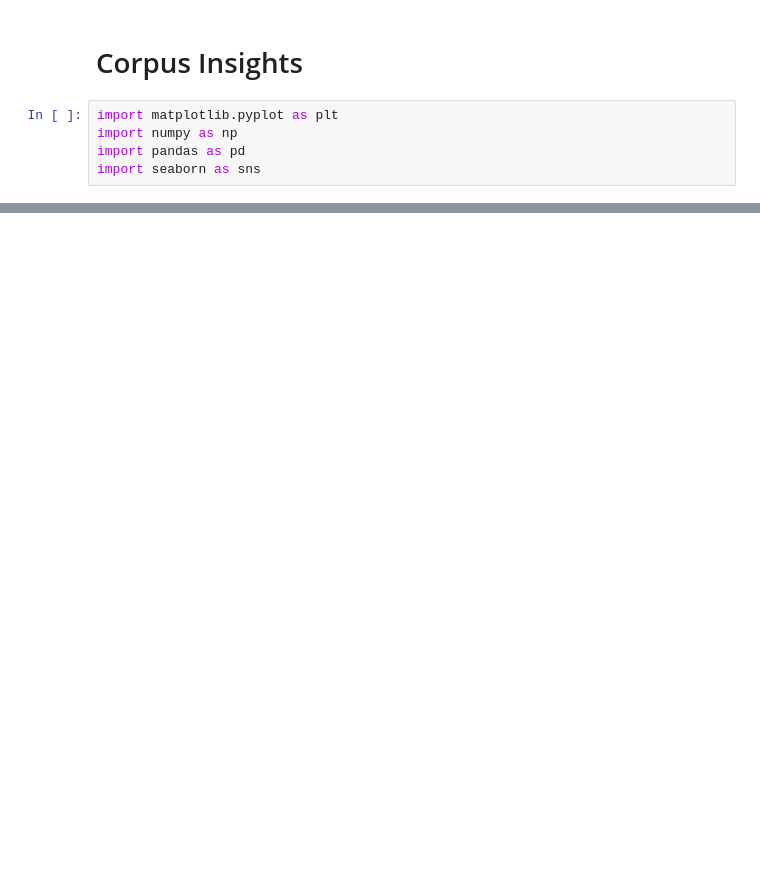
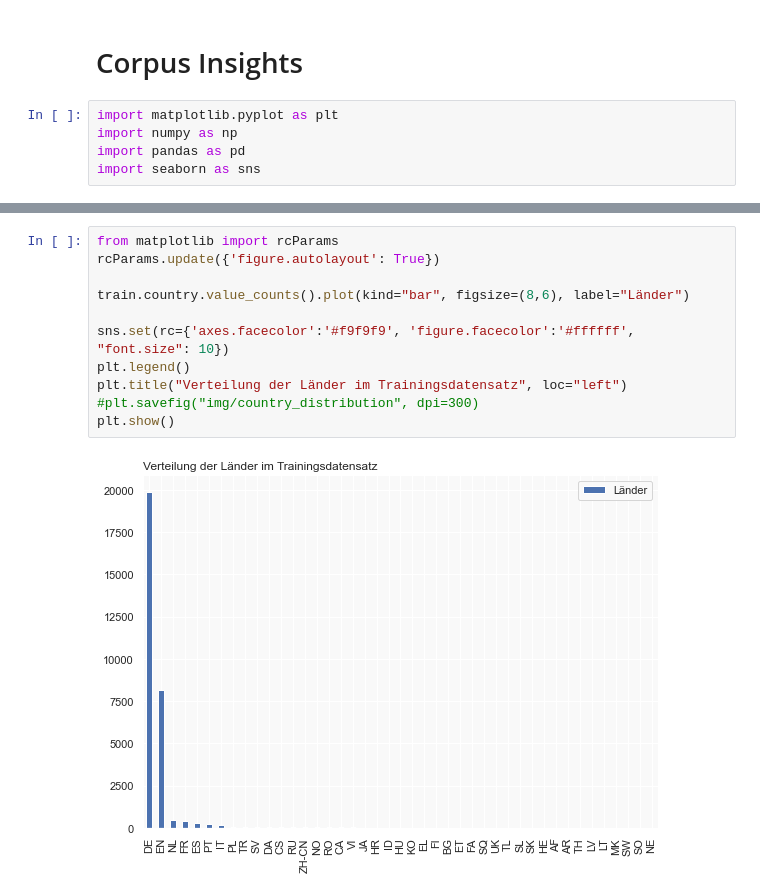
Before and after one commit to realjanpaulus/industryhtml, a Jupyter notebook: notebooks/corpus_insights.ipynb, the cells around one changed output, grey strips where cells are left out. Cells and saved outputs as stored; diff of their text form; blank space fills up the shorter version.

```diff
--- a/notebooks/corpus_insights.ipynb
+++ b/notebooks/corpus_insights.ipynb
@@ -65,0 +96,13 @@ plt.show()
+# %%
+from matplotlib import rcParams
+rcParams.update({'figure.autolayout': True})
+
+train.country.value_counts().plot(kind="bar", figsize=(8,6), label="Länder")
+
+sns.set(rc={'axes.facecolor':'#f9f9f9', 'figure.facecolor':'#ffffff', "font.size": 10})
+plt.legend()
+plt.title("Verteilung der Länder im Trainingsdatensatz", loc="left")
+#plt.savefig("img/country_distribution", dpi=300)
+plt.show()
+# %% [output]
+[figure, added]
```
Also changed, not shown: parts of 10 cells of this notebook, 27 other files.
